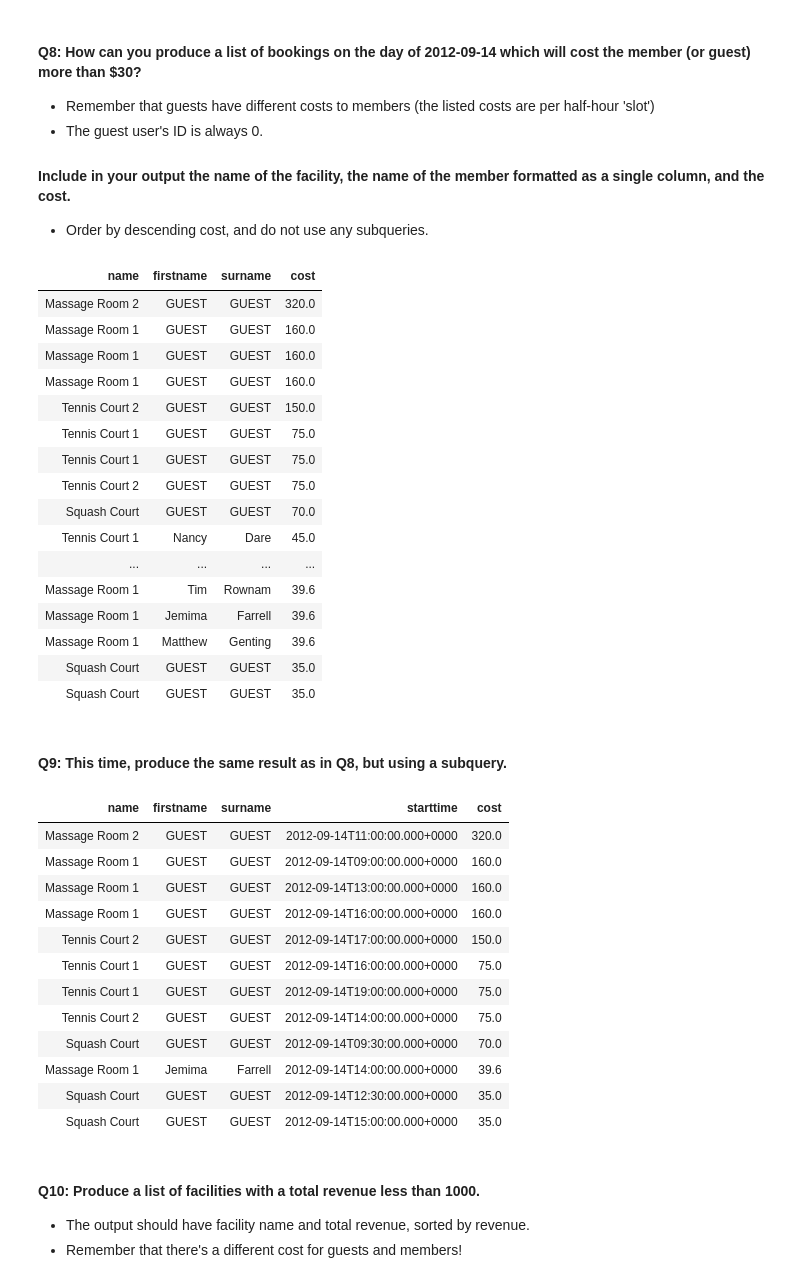
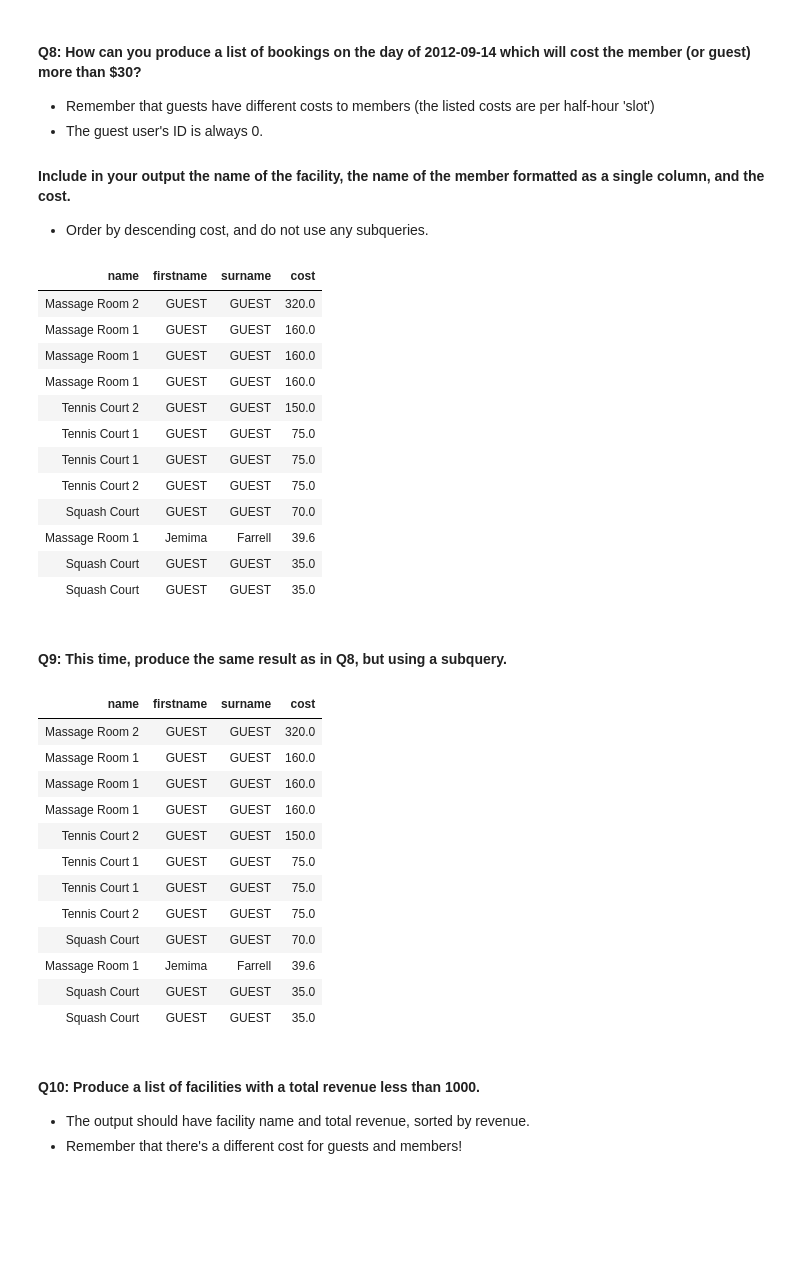
Before and after one commit to peter-welander/mec-mini-projects, a Jupyter notebook: mec-5.6.6-sql-with-spark-mini-project/Mini_Project_SQL_with_Spark.ipynb, the cells around one changed output. Drawn from its saved outputs; the diff is of its cells as text; code cells hidden in the pictures; blank space fills up the shorter version.

```diff
--- a/mec-5.6.6-sql-with-spark-mini-project/Mini_Project_SQL_with_Spark.ipynb
+++ b/mec-5.6.6-sql-with-spark-mini-project/Mini_Project_SQL_with_Spark.ipynb
@@ -265,13 +265,14 @@ ORDER BY m.firstname, m.surname
 - Order by descending cost, and do not use any subqueries.
 # %%
 %sql
-SELECT f.name, m.firstname, m.surname, IF(m.memid=0, f.guestcost, f.membercost) * b.slots AS cost
+SELECT f.name, m.firstname, m.surname,
+  IF(m.memid=0, f.guestcost, f.membercost) * b.slots AS cost
 FROM bookings AS b
 JOIN facilities AS f on b.facid = f.facid
 JOIN members AS m on b.memid = m.memid
 WHERE
   DATE(b.starttime) = '2012-09-14' AND
-  (m.memid = 0 AND f.guestcost * b.slots > 30) OR (m.memid != 0 AND f.membercost * b.slots > 30)
+  ((m.memid = 0 AND f.guestcost * b.slots > 30) OR (m.memid != 0 AND f.membercost * b.slots > 30))
 ORDER BY cost DESC
 # %% [output]
 | name | firstname | surname | cost |
@@ -284,11 +285,7 @@ ORDER BY cost DESC
 | Tennis Court 1 | GUEST | GUEST | 75.0 |
 | Tennis Court 2 | GUEST | GUEST | 75.0 |
 | Squash Court | GUEST | GUEST | 70.0 |
-| Tennis Court 1 | Nancy | Dare | 45.0 |
-| ... | ... | ... | ... |
-| Massage Room 1 | Tim | Rownam | 39.6 |
 | Massage Room 1 | Jemima | Farrell | 39.6 |
-| Massage Room 1 | Matthew | Genting | 39.6 |
 | Squash Court | GUEST | GUEST | 35.0 |
 | Squash Court | GUEST | GUEST | 35.0 |
 # %% [markdown]
@@ -296,30 +293,30 @@ ORDER BY cost DESC
 # %%
 %sql
 WITH bookings_with_cost AS (
   SELECT f.name, m.firstname, m.surname, b.starttime,
     IF(m.memid=0, f.guestcost, f.membercost) * b.slots AS cost
   FROM bookings AS b
   JOIN facilities AS f on b.facid = f.facid
   JOIN members AS m on b.memid = m.memid
 )
-SELECT *
+SELECT * EXCEPT (bc.starttime)
 FROM bookings_with_cost AS bc
 WHERE DATE(bc.starttime) = '2012-09-14' AND bc.cost > 30
 ORDER BY cost DESC
 # %% [output]
-| name | firstname | surname | starttime | cost |
-| Massage Room 2 | GUEST | GUEST | 2012-09-14T11:00:00.000+0000 | 320.0 |
-| Massage Room 1 | GUEST | GUEST | 2012-09-14T09:00:00.000+0000 | 160.0 |
-| Massage Room 1 | GUEST | GUEST | 2012-09-14T13:00:00.000+0000 | 160.0 |
-| Massage Room 1 | GUEST | GUEST | 2012-09-14T16:00:00.000+0000 | 160.0 |
-| Tennis Court 2 | GUEST | GUEST | 2012-09-14T17:00:00.000+0000 | 150.0 |
-| Tennis Court 1 | GUEST | GUEST | 2012-09-14T16:00:00.000+0000 | 75.0 |
-| Tennis Court 1 | GUEST | GUEST | 2012-09-14T19:00:00.000+0000 | 75.0 |
-| Tennis Court 2 | GUEST | GUEST | 2012-09-14T14:00:00.000+0000 | 75.0 |
-| Squash Court | GUEST | GUEST | 2012-09-14T09:30:00.000+0000 | 70.0 |
-| Massage Room 1 | Jemima | Farrell | 2012-09-14T14:00:00.000+0000 | 39.6 |
-| Squash Court | GUEST | GUEST | 2012-09-14T12:30:00.000+0000 | 35.0 |
-| Squash Court | GUEST | GUEST | 2012-09-14T15:00:00.000+0000 | 35.0 |
+| name | firstname | surname | cost |
+| Massage Room 2 | GUEST | GUEST | 320.0 |
+| Massage Room 1 | GUEST | GUEST | 160.0 |
+| Massage Room 1 | GUEST | GUEST | 160.0 |
+| Massage Room 1 | GUEST | GUEST | 160.0 |
+| Tennis Court 2 | GUEST | GUEST | 150.0 |
+| Tennis Court 1 | GUEST | GUEST | 75.0 |
+| Tennis Court 1 | GUEST | GUEST | 75.0 |
+| Tennis Court 2 | GUEST | GUEST | 75.0 |
+| Squash Court | GUEST | GUEST | 70.0 |
+| Massage Room 1 | Jemima | Farrell | 39.6 |
+| Squash Court | GUEST | GUEST | 35.0 |
+| Squash Court | GUEST | GUEST | 35.0 |
 # %% [markdown]
 #### Q10: Produce a list of facilities with a total revenue less than 1000.
 - The output should have facility name and total revenue, sorted by revenue.
```
